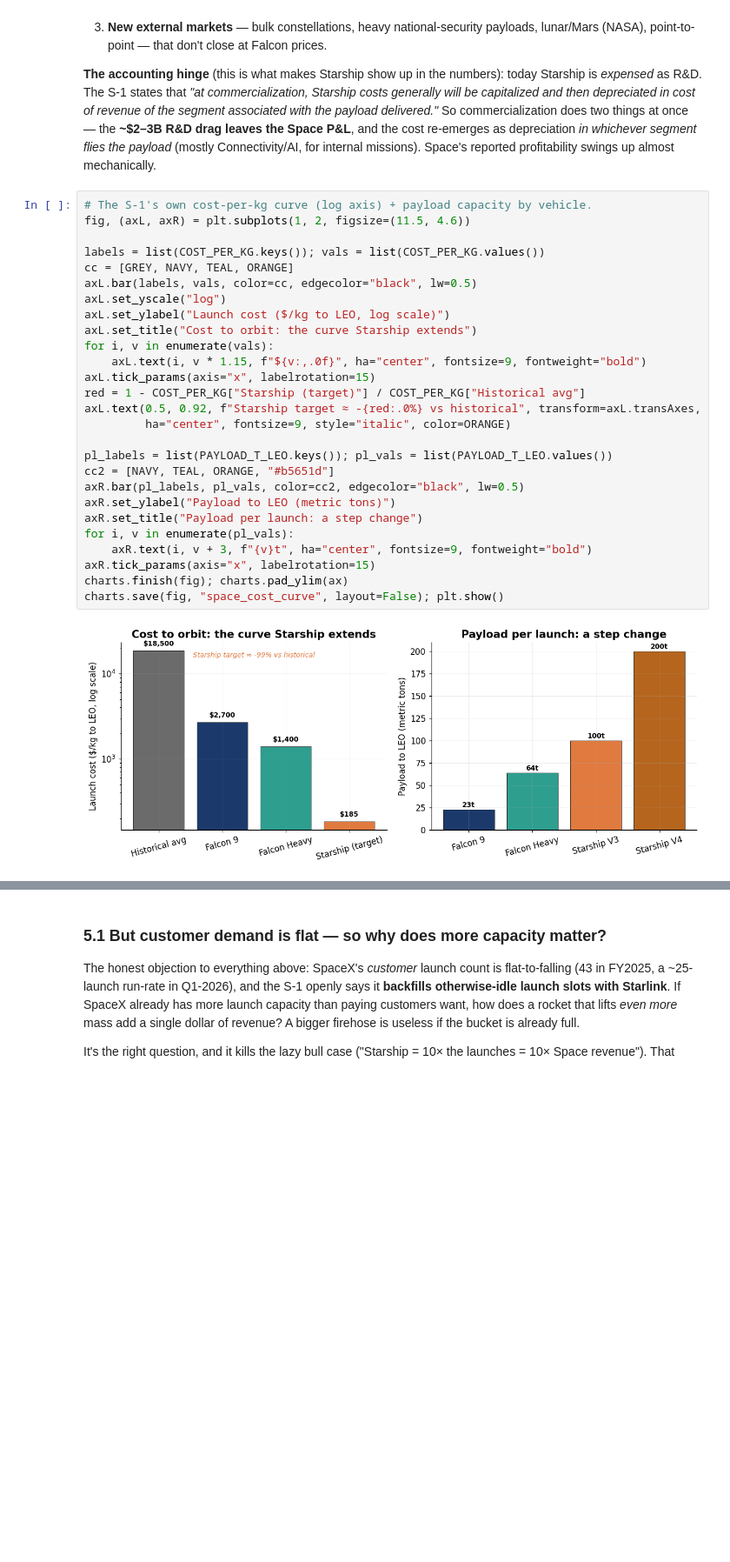
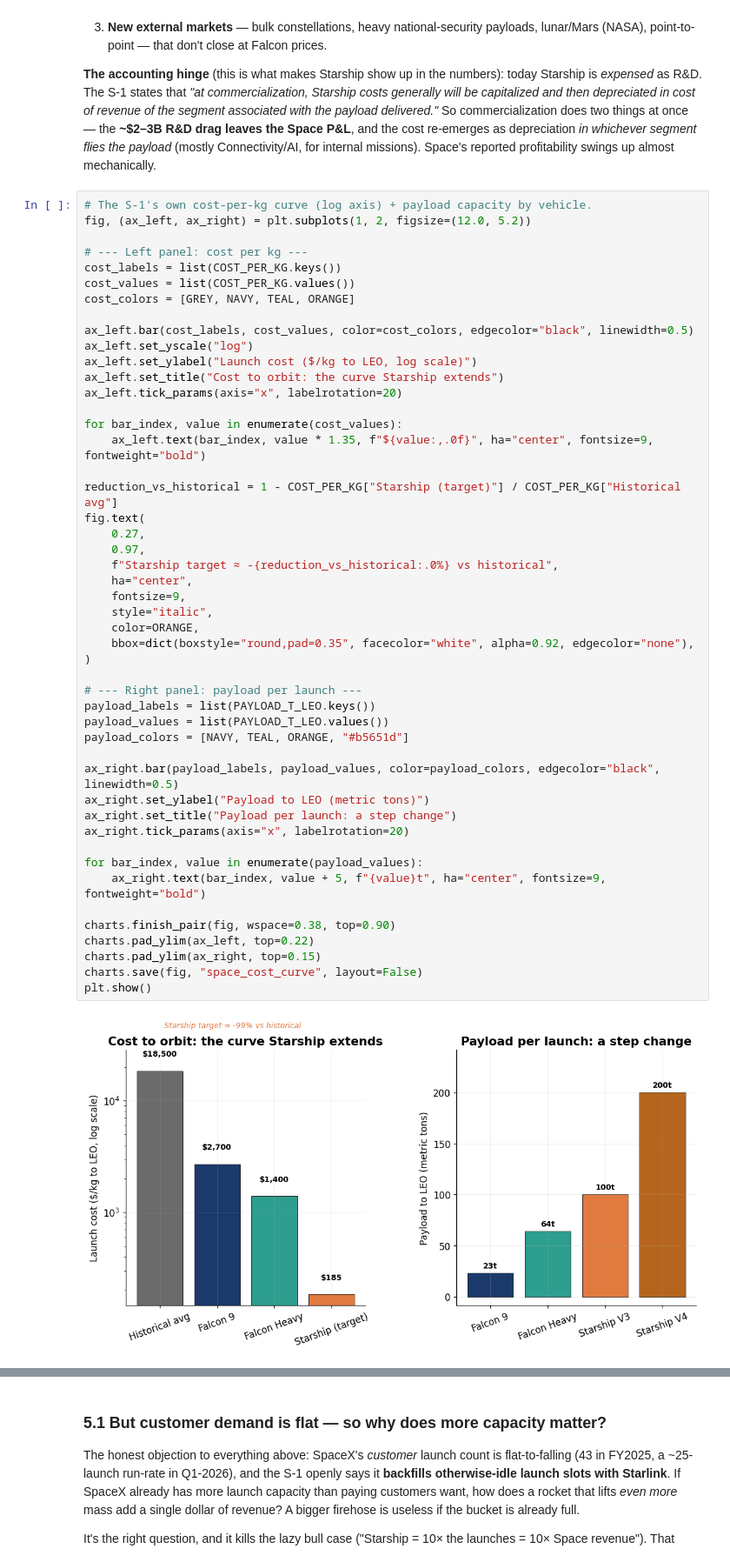
Before and after one commit to SailingSF/spacex_ipo_analysis, a Jupyter notebook: notebooks/space.ipynb, the cells around one changed output, grey strips where cells are left out. Shown at 87% size. Drawn from its saved outputs; the diff is of its cells as text; blank space fills up the shorter version.

```diff
--- a/notebooks/space.ipynb
+++ b/notebooks/space.ipynb
@@ -435,32 +633,53 @@ Connectivity/AI, for internal missions). Space's reported profitability swings u
 mechanically.
 # %%
 # The S-1's own cost-per-kg curve (log axis) + payload capacity by vehicle.
-fig, (axL, axR) = plt.subplots(1, 2, figsize=(11.5, 4.6))
+fig, (ax_left, ax_right) = plt.subplots(1, 2, figsize=(12.0, 5.2))
 
-labels = list(COST_PER_KG.keys()); vals = list(COST_PER_KG.values())
-cc = [GREY, NAVY, TEAL, ORANGE]
-axL.bar(labels, vals, color=cc, edgecolor="black", lw=0.5)
-axL.set_yscale("log")
-axL.set_ylabel("Launch cost ($/kg to LEO, log scale)")
-axL.set_title("Cost to orbit: the curve Starship extends")
-for i, v in enumerate(vals):
-    axL.text(i, v * 1.15, f"${v:,.0f}", ha="center", fontsize=9, fontweight="bold")
-axL.tick_params(axis="x", labelrotation=15)
-red = 1 - COST_PER_KG["Starship (target)"] / COST_PER_KG["Historical avg"]
-axL.text(0.5, 0.92, f"Starship target ≈ -{red:.0%} vs historical", transform=axL.transAxes,
-         ha="center", fontsize=9, style="italic", color=ORANGE)
+# --- Left panel: cost per kg ---
+cost_labels = list(COST_PER_KG.keys())
+cost_values = list(COST_PER_KG.values())
+cost_colors = [GREY, NAVY, TEAL, ORANGE]
 
-pl_labels = list(PAYLOAD_T_LEO.keys()); pl_vals = list(PAYLOAD_T_LEO.values())
-cc2 = [NAVY, TEAL, ORANGE, "#b5651d"]
-axR.bar(pl_labels, pl_vals, color=cc2, edgecolor="black", lw=0.5)
-axR.set_ylabel("Payload to LEO (metric tons)")
-axR.set_title("Payload per launch: a step change")
-for i, v in enumerate(pl_vals):
-    axR.text(i, v + 3, f"{v}t", ha="center", fontsize=9, fontweight="bold")
-axR.tick_params(axis="x", labelrotation=15)
-charts.finish(fig); charts.pad_ylim(ax)
-charts.save(fig, "space_cost_curve", layout=False); plt.show()
+ax_left.bar(cost_labels, cost_values, color=cost_colors, edgecolor="black", linewidth=0.5)
+ax_left.set_yscale("log")
+ax_left.set_ylabel("Launch cost ($/kg to LEO, log scale)")
+ax_left.set_title("Cost to orbit: the curve Starship extends")
+ax_left.tick_params(axis="x", labelrotation=20)
+
+for bar_index, value in enumerate(cost_values):
+    ax_left.text(bar_index, value * 1.35, f"${value:,.0f}", ha="center", fontsize=9, fontweight="bold")
+
+reduction_vs_historical = 1 - COST_PER_KG["Starship (target)"] / COST_PER_KG["Historical avg"]
+fig.text(
+    0.27,
+    0.97,
+    f"Starship target ≈ -{reduction_vs_historical:.0%} vs historical",
+    ha="center",
+    fontsize=9,
+    style="italic",
+    color=ORANGE,
+    bbox=dict(boxstyle="round,pad=0.35", facecolor="white", alpha=0.92, edgecolor="none"),
+)
+
+# --- Right panel: payload per launch ---
+payload_labels = list(PAYLOAD_T_LEO.keys())
+payload_values = list(PAYLOAD_T_LEO.values())
+payload_colors = [NAVY, TEAL, ORANGE, "#b5651d"]
+
+ax_right.bar(payload_labels, payload_values, color=payload_colors, edgecolor="black", linewidth=0.5)
+ax_right.set_ylabel("Payload to LEO (metric tons)")
+ax_right.set_title("Payload per launch: a step change")
+ax_right.tick_params(axis="x", labelrotation=20)
+
+for bar_index, value in enumerate(payload_values):
+    ax_right.text(bar_index, value + 5, f"{value}t", ha="center", fontsize=9, fontweight="bold")
+
+charts.finish_pair(fig, wspace=0.38, top=0.90)
+charts.pad_ylim(ax_left, top=0.22)
+charts.pad_ylim(ax_right, top=0.15)
+charts.save(fig, "space_cost_curve", layout=False)
+plt.show()
 # %% [output]
-[figure, old version]
+[figure, new version]
 # %%
 # Why Starship is mandatory for orbital AI: cost to lift the S-1's ~1,000,000 t/yr target.
```
Also changed, not shown: parts of 17 cells of this notebook, 1 other file.
